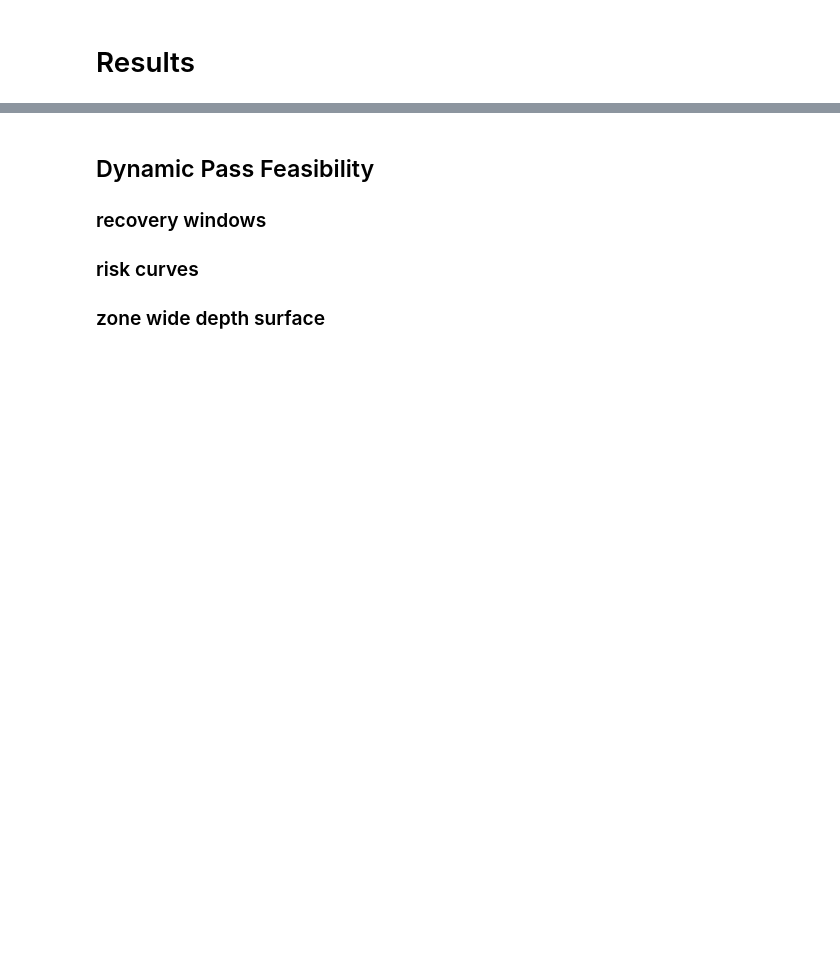
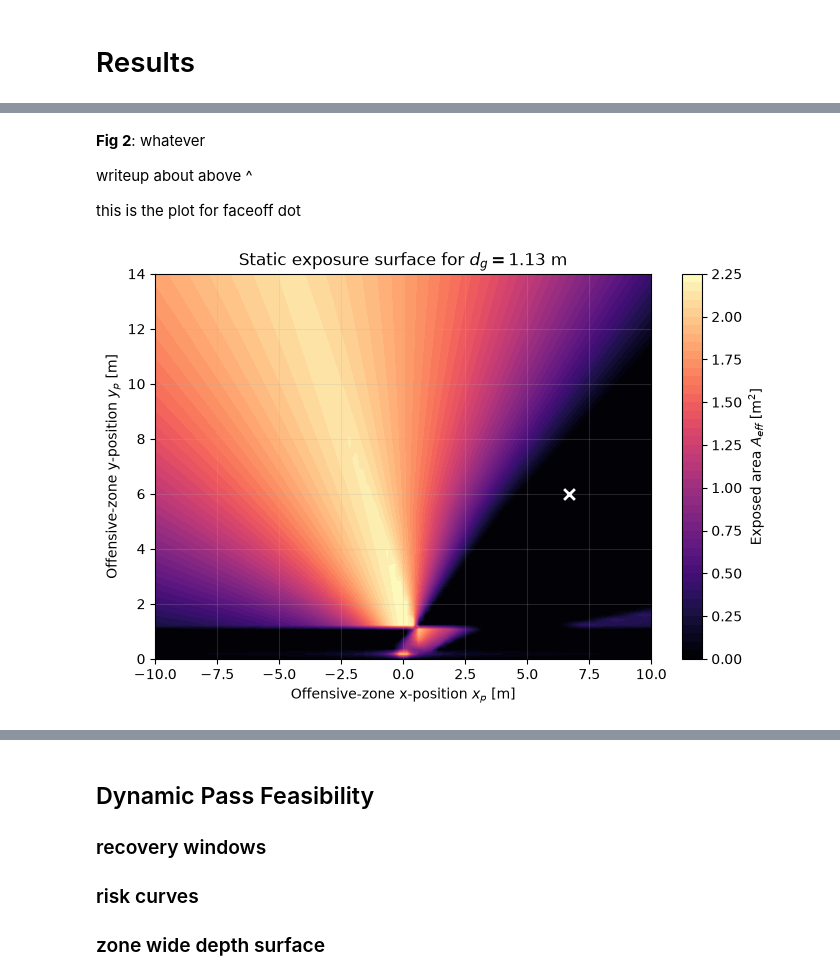
Before and after one commit to kaiwave/goaltender-optimisation-jnb, a Jupyter notebook: main.ipynb, the cells around one changed output, grey strips where cells are left out. Saved outputs shown, nothing was run; the diff lists cells and outputs as text; code cells hidden in the pictures; blank space fills up the shorter version.

```diff
--- a/main.ipynb
+++ b/main.ipynb
@@ -217,0 +233,10 @@ Similarly to the static case, some common passing shot types will be modelled as
+# %% [markdown]
+**Fig 2**: whatever
+
+writeup about above ^
+
+this is the plot for faceoff dot
+# %%
+fig, ax = model.plot_exposure_contour(p0=(6.7,6))
+# %% [output]
+[figure, added]
```
Also changed, not shown: parts of 11 cells of this notebook, 1 other file.
